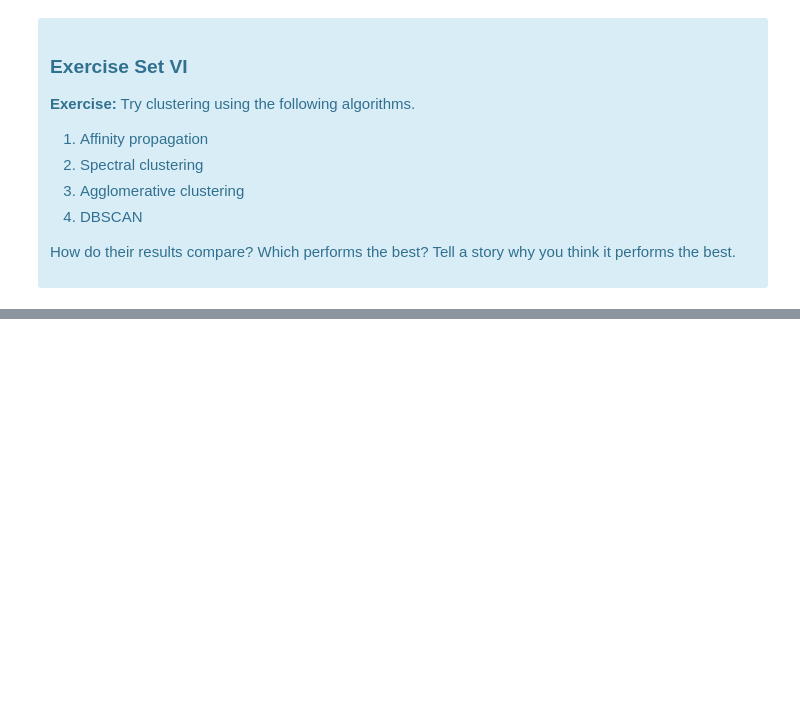
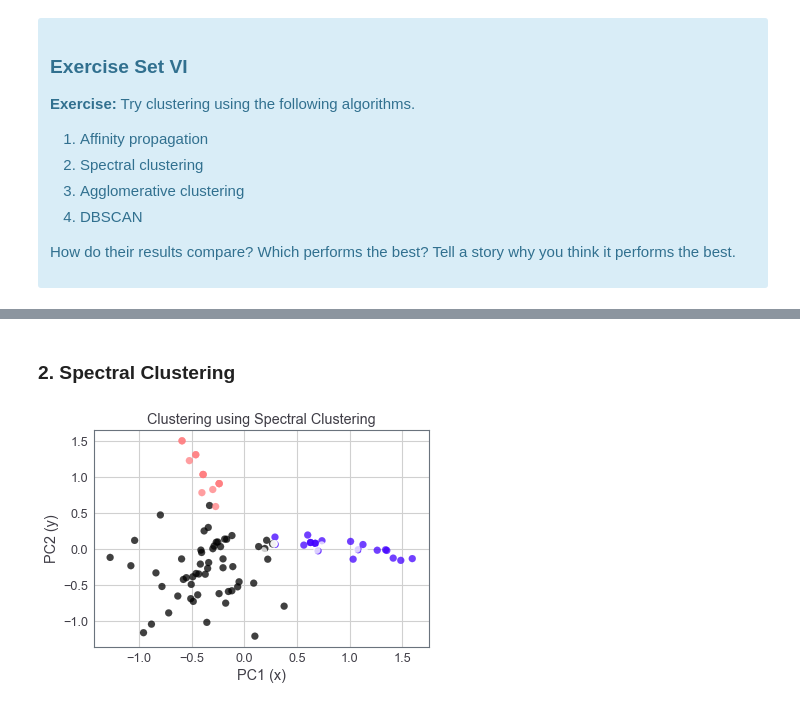
Before and after one commit to jwhoffman/springboard_mini_projects, a Jupyter notebook: Clustering/Mini_Project_Clustering.ipynb, the cells around one changed output, grey strips where cells are left out. Cells and saved outputs as stored; diff of their text form; code cells hidden in the pictures; blank space fills up the shorter version.

```diff
--- a/Clustering/Mini_Project_Clustering.ipynb
+++ b/Clustering/Mini_Project_Clustering.ipynb
@@ -655,0 +671,14 @@ Source: http://scikit-learn.org/stable/modules/clustering.html
+# %% [markdown]
+### 2. Spectral Clustering
+# %%
+from sklearn.cluster import SpectralClustering
+sc = SpectralClustering(n_clusters=4, assign_labels='discretize', random_state=123)
+sc_fit = sc.fit_predict(x_cols)
+
+plt.scatter(pc_df.x, pc_df.y, s=50, alpha=0.75, c=sc_fit, cmap='gnuplot2')
+plt.title("Clustering using Spectral Clustering")
+plt.xlabel("PC1 (x)")
+plt.ylabel("PC2 (y)")
+plt.show()
+# %% [output]
+[figure, added]
```
Also changed, not shown: parts of 15 cells of this notebook.
